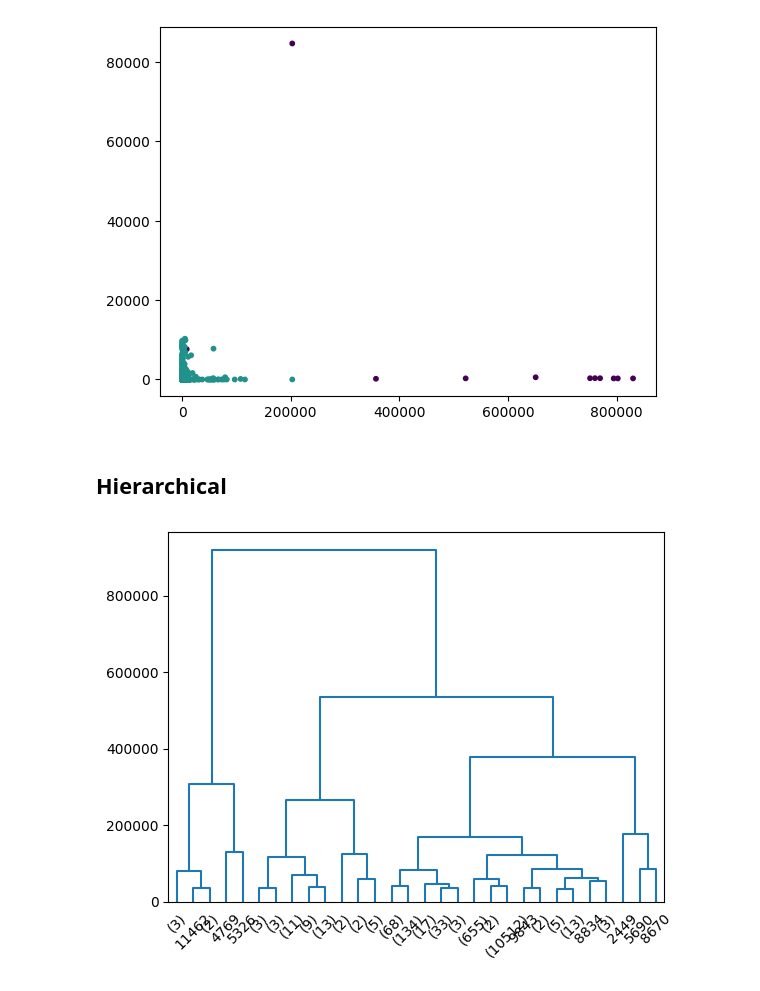
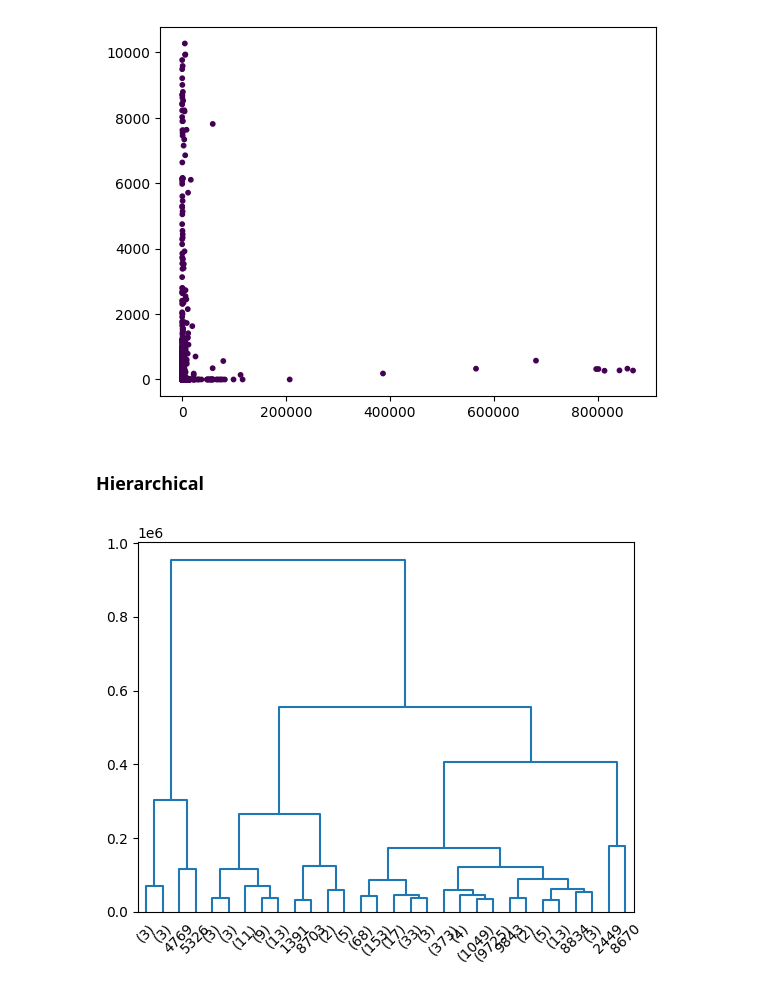
Before and after one commit to federicosilvestri/data-mining, a Jupyter notebook: 2_clustering_analysis.ipynb, the cells around one changed output. Drawn from its saved outputs; the diff is of its cells as text; code cells hidden in the pictures.

```diff
--- a/2_clustering_analysis.ipynb
+++ b/2_clustering_analysis.ipynb
@@ -40,4 +46,5 @@ users = dataset['users.pickle']
 # %%
 users_num_cols = ['statuses_count', 'bot', 'tweets_num', 'tweets_2020_num', 'likes_num', 'comments_num', 'entropy', 'ratio_likes_x_tweets', 'texts_mean_length', 'texts_special_chars_length']
+users_num = users[users_num_cols].astype({'bot': 'int64'})
 
-user_num = users[users_num_cols].astype({'bot': 'int64'}).dropna()
+users_num.info()
@@ -188,14 +276,14 @@ plt.show()
 # %%
-plt.scatter(user_num['likes_num'], user_num['comments_num'], c=dbscan.labels_, s=10)
+plt.scatter(users_num['likes_num'], users_num['comments_num'], c=dbscan.labels_, s=10)
 plt.show()
 # %% [output]
-[figure, old version]
+[figure, new version]
 # %% [markdown]
-## Hierarchical
+### Hierarchical
 # %%
-data_dist = pdist(user_num, metric='euclidean')
+data_dist = pdist(users_num, metric='euclidean')
 data_link = linkage(data_dist, method='complete', metric='euclidean')
 res = dendrogram(data_link, color_threshold=1.0, truncate_mode='lastp')
 # %% [output]
-[figure, old version]
+[figure, new version]
 # %%
```
Also changed, not shown: parts of 42 cells of this notebook, 3 other files.
